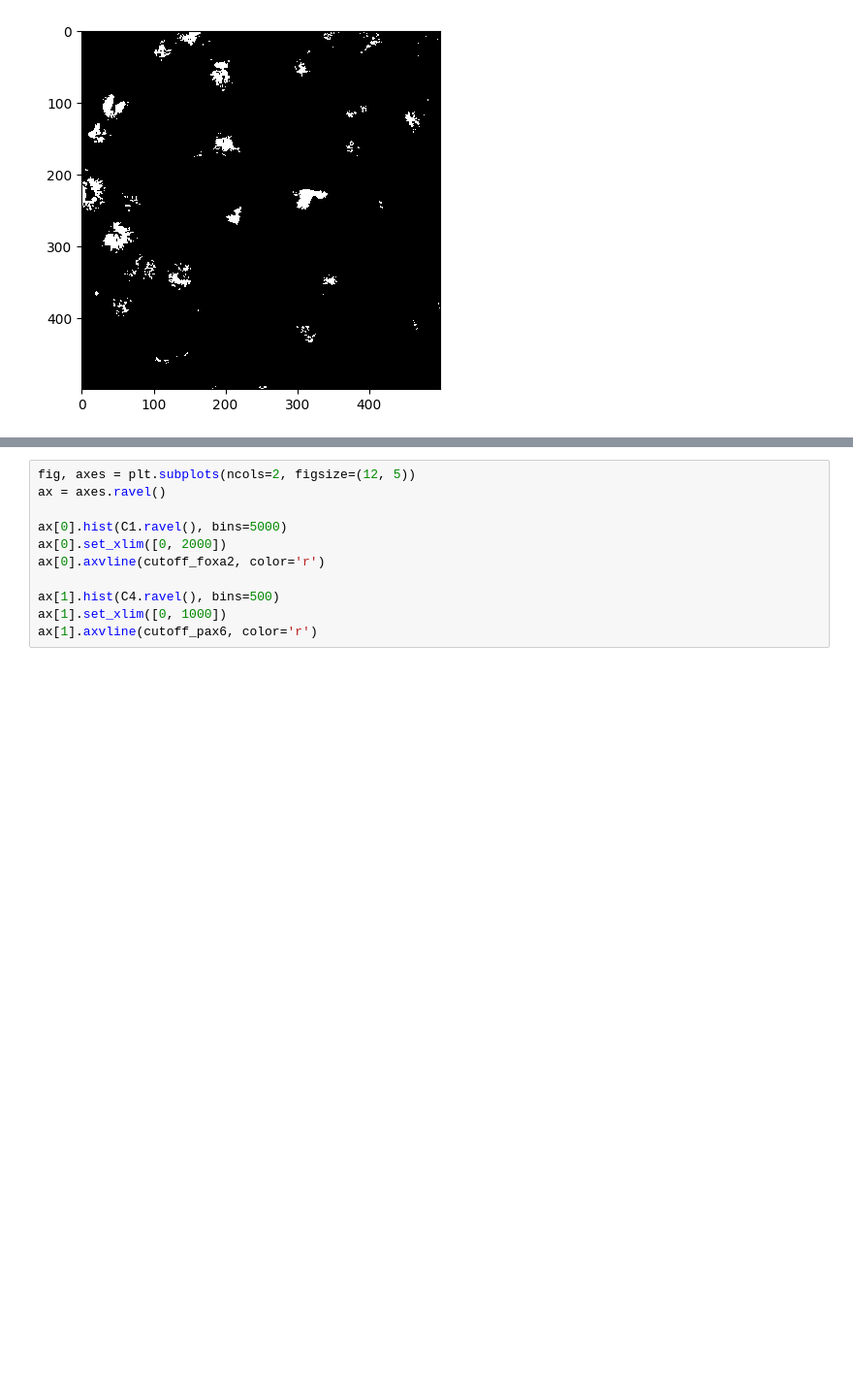
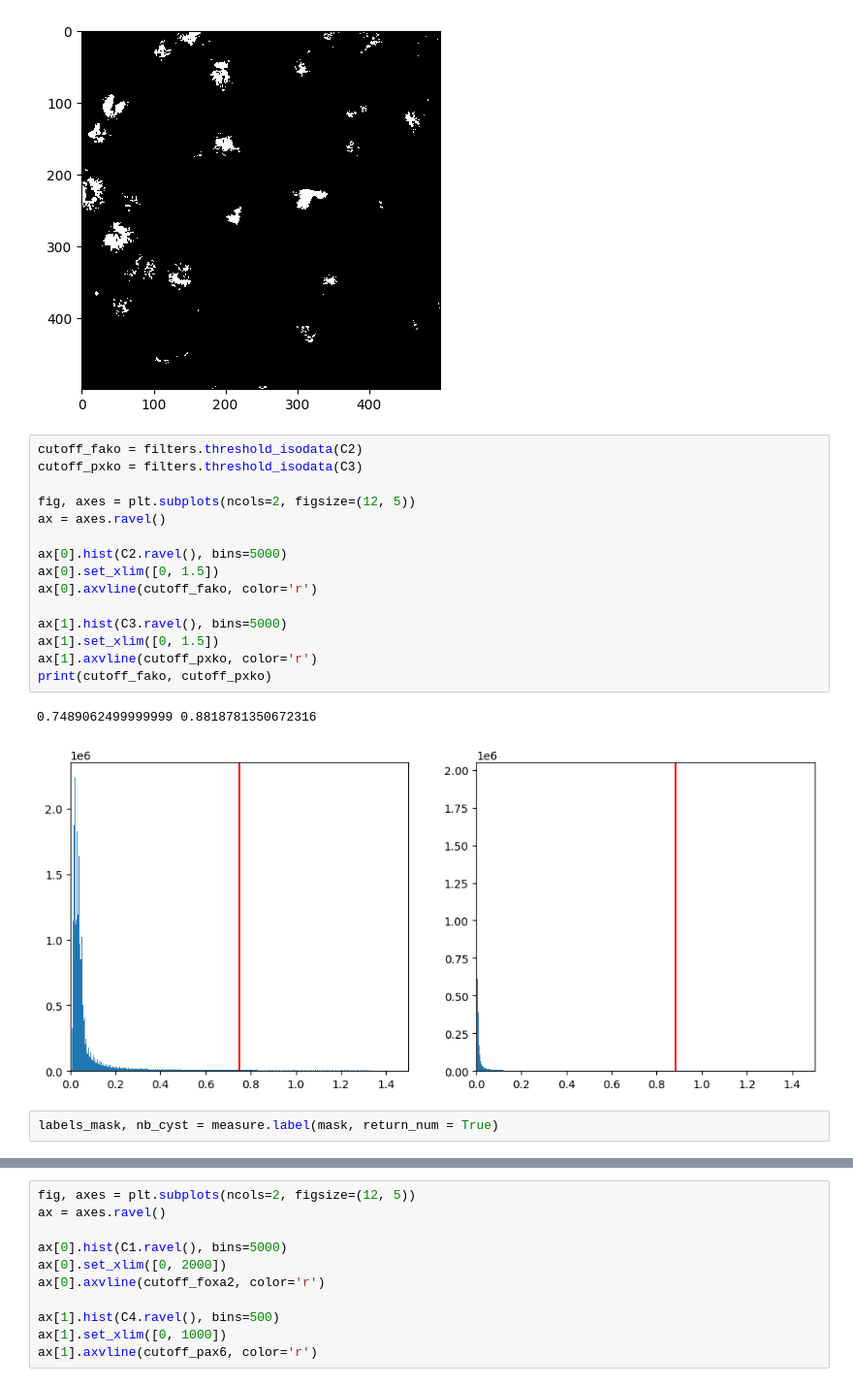
Before and after one commit to lengfei5/RA_competence, a Jupyter notebook: scripts/run_imageQuantify_TetOnF_TetOnP.ipynb, the cells around one changed output, grey strips where cells are left out. Shown at 97% size. Cells and saved outputs as stored; diff of their text form; blank space fills up the shorter version.

Commit message:
save the plot script before summer holiday

```diff
--- a/scripts/run_imageQuantify_TetOnF_TetOnP.ipynb
+++ b/scripts/run_imageQuantify_TetOnF_TetOnP.ipynb
@@ -492,3 +492,23 @@ cle.copy_slice(marker_binary, another_slice, slice_index = 35)
 cle.imshow(another_slice)
 # %% [output]
 [figure]
+# %%
+cutoff_fako = filters.threshold_isodata(C2)
+cutoff_pxko = filters.threshold_isodata(C3)
+
+fig, axes = plt.subplots(ncols=2, figsize=(12, 5))
+ax = axes.ravel()
+
+ax[0].hist(C2.ravel(), bins=5000)
+ax[0].set_xlim([0, 1.5])
+ax[0].axvline(cutoff_fako, color='r')
+
+ax[1].hist(C3.ravel(), bins=5000)
+ax[1].set_xlim([0, 1.5])
+ax[1].axvline(cutoff_pxko, color='r')
+print(cutoff_fako, cutoff_pxko)
+# %% [output]
+0.7489062499999999 0.8818781350672316
+[figure, added]
+# %%
+labels_mask, nb_cyst = measure.label(mask, return_num = True)
```
Also changed, not shown: parts of 10 cells of this notebook, 2 other files.
